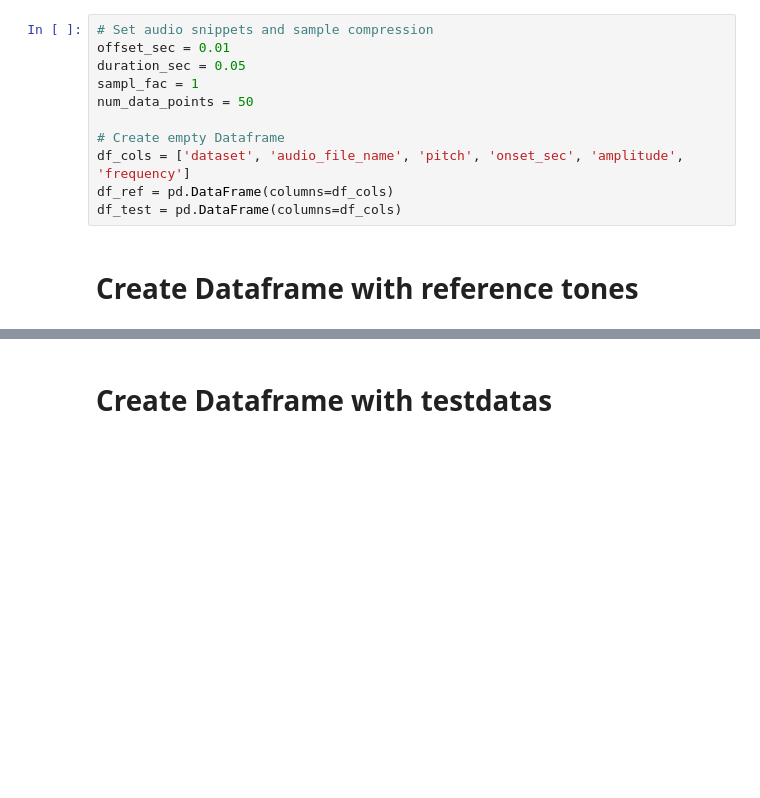
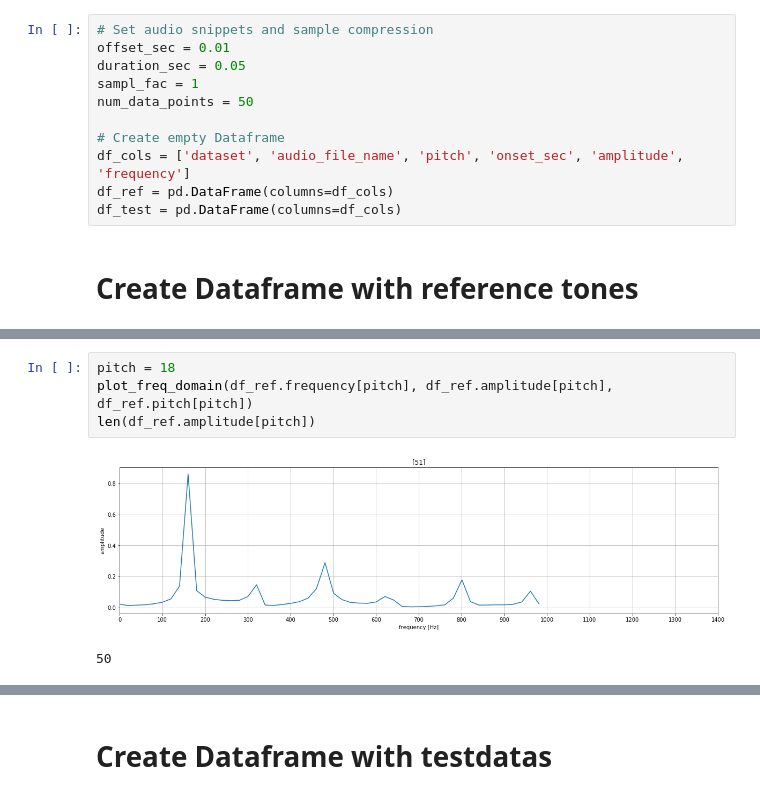
Before and after one commit to deiruch/AMt, a Jupyter notebook: AMt.ipynb, the cells around one changed output, grey strips where cells are left out. Drawn from its saved outputs; the diff is of its cells as text; blank space fills up the shorter version.

```diff
--- a/AMt.ipynb
+++ b/AMt.ipynb
@@ -37,0 +60,7 @@ Wall time: 314 ms
+# %%
+pitch = 18
+plot_freq_domain(df_ref.frequency[pitch], df_ref.amplitude[pitch], df_ref.pitch[pitch])
+len(df_ref.amplitude[pitch])
+# %% [output]
+[figure, added]
+50
```
Also changed, not shown: parts of 31 cells of this notebook, 4 other files.
